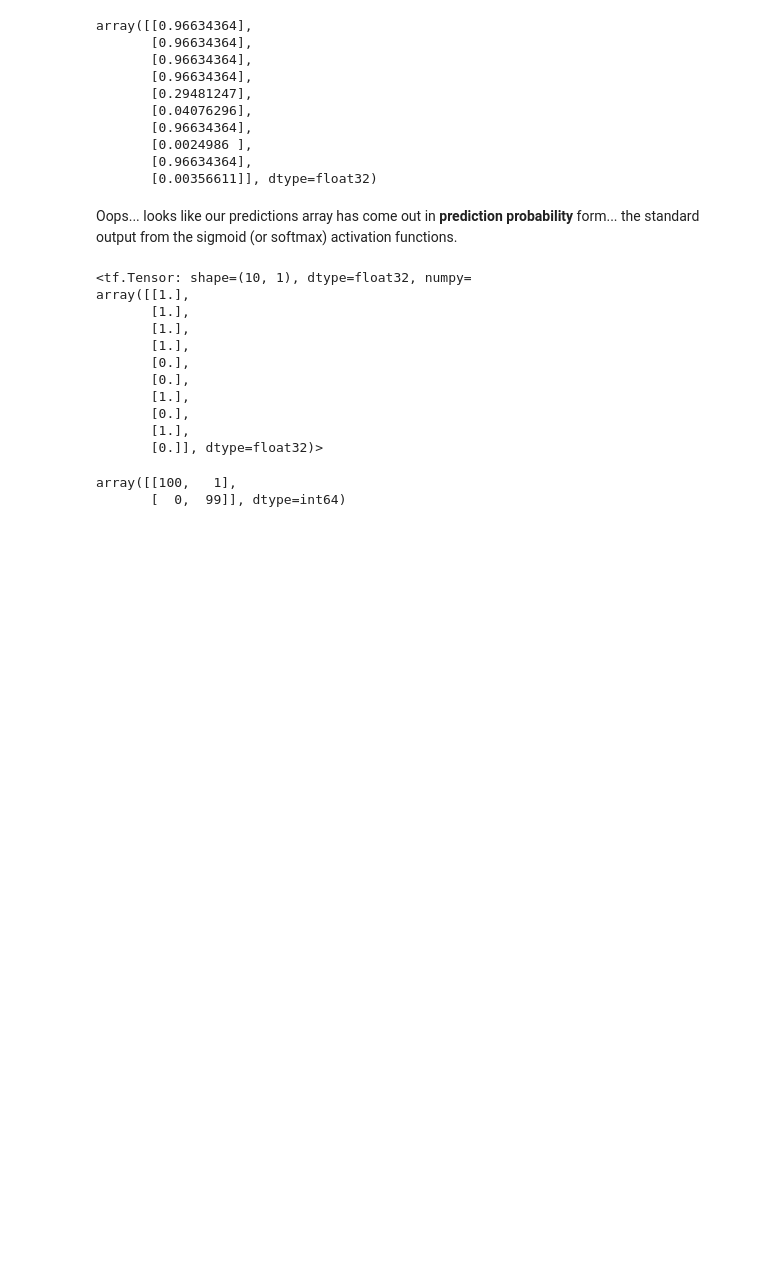
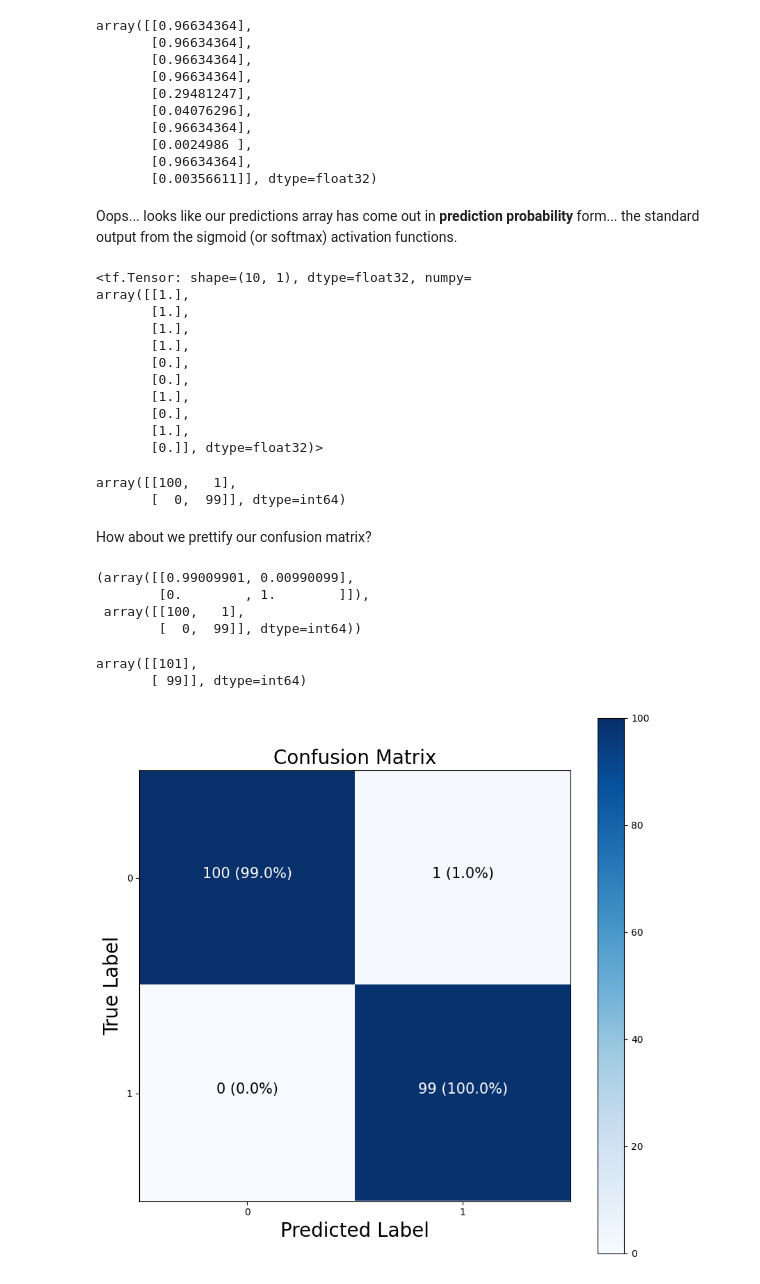
Before and after one commit to Hardtophead/Learn_DL_With_Tensorflow, a Jupyter notebook: 02_neural_network_classification_in_tensorflow_video.ipynb, the cells around one changed output. Cells and saved outputs as stored; diff of their text form; code cells hidden in the pictures; blank space fills up the shorter version.

Commit message:
Making our confusion matrix prettier

```diff
--- a/02_neural_network_classification_in_tensorflow_video.ipynb
+++ b/02_neural_network_classification_in_tensorflow_video.ipynb
@@ -973,3 +973,74 @@ confusion_matrix(y_test, tf.round(y_preds))
 # %% [output]
 array([[100,   1],
        [  0,  99]], dtype=int64)
+# %% [markdown]
+How about we prettify our confusion matrix?
+# %%
+cm = confusion_matrix(y_test, tf.round(y_preds))
+cm_norm, cm
+# %% [output]
+(array([[0.99009901, 0.00990099],
+        [0.        , 1.        ]]),
+ array([[100,   1],
+        [  0,  99]], dtype=int64))
+# %%
+cm.sum(axis=1)[:, np.newaxis]
+# %% [output]
+array([[101],
+       [ 99]], dtype=int64)
+# %%
+# Note: the confusion matrix code we're about to write is a remix of scikit-learn's plot_confusion_matrix
+# https://scikit-learn.org/stable/modules/generated/sklearn.metrics.plot_confusion_matrix.html?highlight=plot%20confusion%20matrix#sklearn.metrics.plot_confusion_matrix
+
+import itertools
+
+figsize = (10, 10)
+
+# Create the confusion matrix
+cm = confusion_matrix(y_test, tf.round(y_preds))
+cm_norm = cm.astype("float") / cm.sum(axis=1)[:, np.newaxis] # normalize our confusion matrix
+n_classes = cm.shape[0]
+
+# Let's prettify it
+fig, ax = plt.subplots(figsize=figsize)
+# Create a matrix plot
+cax = ax.matshow(cm, cmap=plt.cm.Blues)
+fig.colorbar(cax)
+
+# Create classes
+classes = False
+
+if classes:
+  labels = classes
+else:
+  labels = np.arange(cm.shape[0])
+
+# Label the axes
+ax.set(title="Confusion Matrix",
+       xlabel="Predicted Label",
+       ylabel="True Label",
+       xticks=np.arange(n_classes),
+       yticks=np.arange(n_classes),
+       xticklabels=labels,
+       yticklabels=labels)
+
+# Set x-axis labels to bottom
+ax.xaxis.set_label_position("bottom")
+ax.xaxis.tick_bottom()
+
+# Adjust label size
+ax.yaxis.label.set_size(20)
+ax.xaxis.label.set_size(20)
+ax.title.set_size(20)
+
+# Set threshold for different colors
+threshold = (cm.max() + cm.min()) / 2.
+
+# Plot the text on each cell
+for i, j in itertools.product(range(cm.shape[0]), range(cm.shape[1])):
+  plt.text(j, i, f"{cm[i, j]} ({cm_norm[i, j]*100:.1f}%)",
+           horizontalalignment="center",
+           color="white" if cm[i, j] > threshold else "black",
+           size=15)
+# %% [output]
+[figure, added]
```
